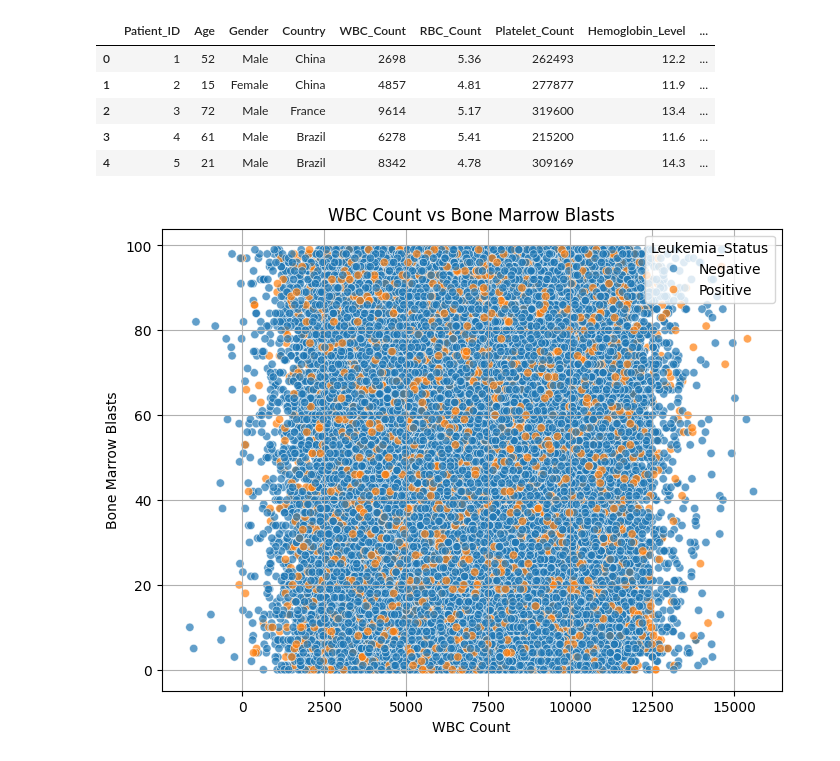
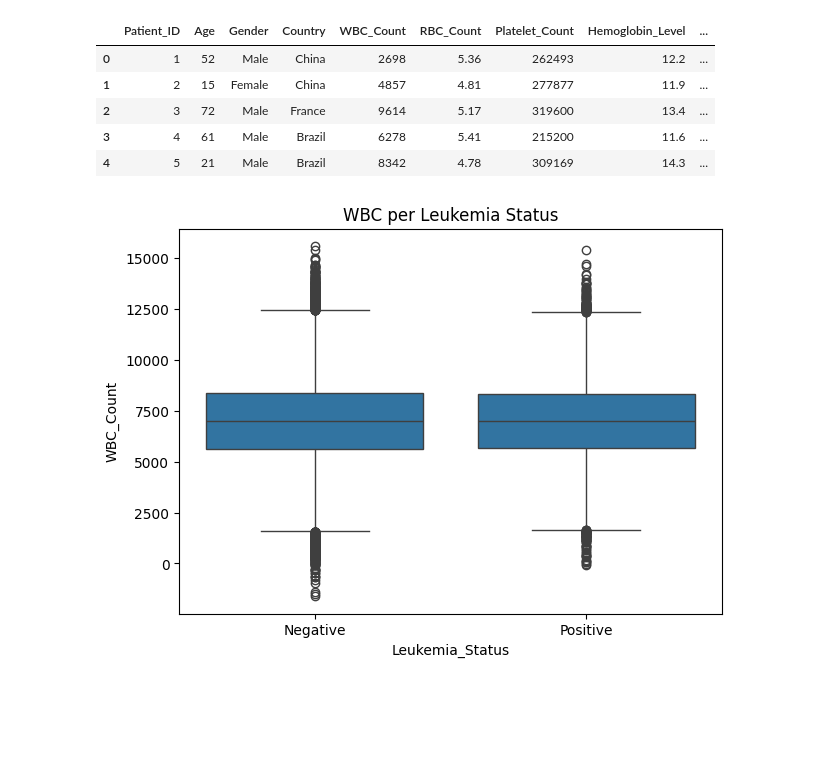
Before and after one commit to andreeriga/Scientific-Visualization-Magistrale, a Jupyter notebook: notebooks/leukemia.ipynb, the cells around one changed output. Saved outputs shown, nothing was run; the diff lists cells and outputs as text; code cells hidden in the pictures; blank space fills up the shorter version.

Commit message:
added graphs, need to modify something

```diff
--- a/notebooks/leukemia.ipynb
+++ b/notebooks/leukemia.ipynb
@@ -14,20 +14,10 @@ df.head(5)
 | 3 | 4 | 61 | Male | Brazil | 6278 | 5.41 | 215200 | 11.6 | ... |
 | 4 | 5 | 21 | Male | Brazil | 8342 | 4.78 | 309169 | 14.3 | ... |
 # %%
-plt.figure(figsize=(8,6))
-sns.scatterplot(
-    data=df,
-    x="WBC_Count",
-    y="Bone_Marrow_Blasts",
-    hue="Leukemia_Status",
-    alpha=0.7
-)
-
-plt.title("WBC Count vs Bone Marrow Blasts")
-plt.xlabel("WBC Count")
-plt.ylabel("Bone Marrow Blasts")
-plt.grid(True)
+plt.figure(figsize=(7,5))
+sns.boxplot(data=df, x="Leukemia_Status", y="WBC_Count")
+plt.title("WBC per Leukemia Status")
 plt.show()
 # %% [output]
-[figure, old version]
+[figure, new version]
 # %%
```
Also changed, not shown: parts of 9 cells of this notebook, 2 other files.
